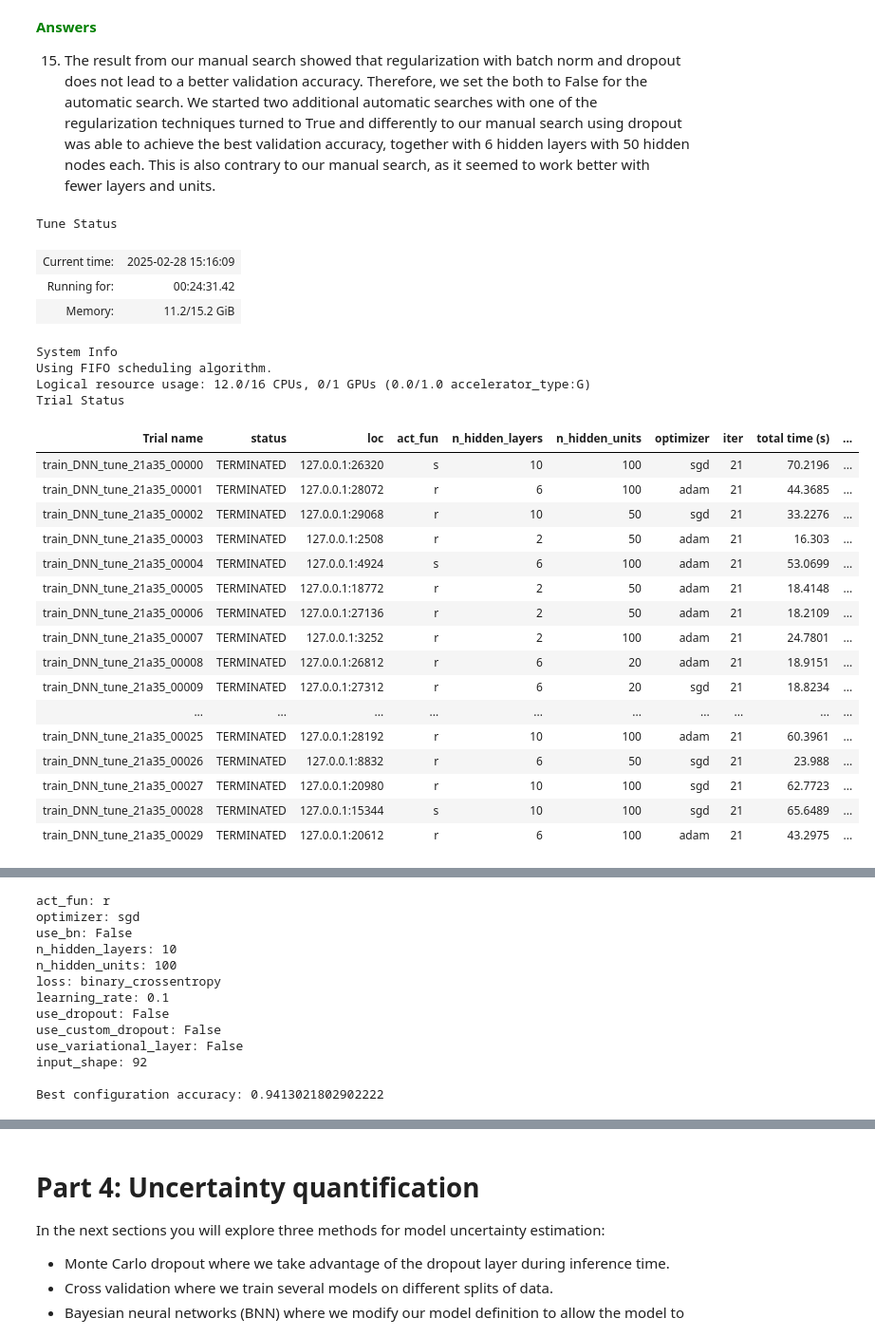
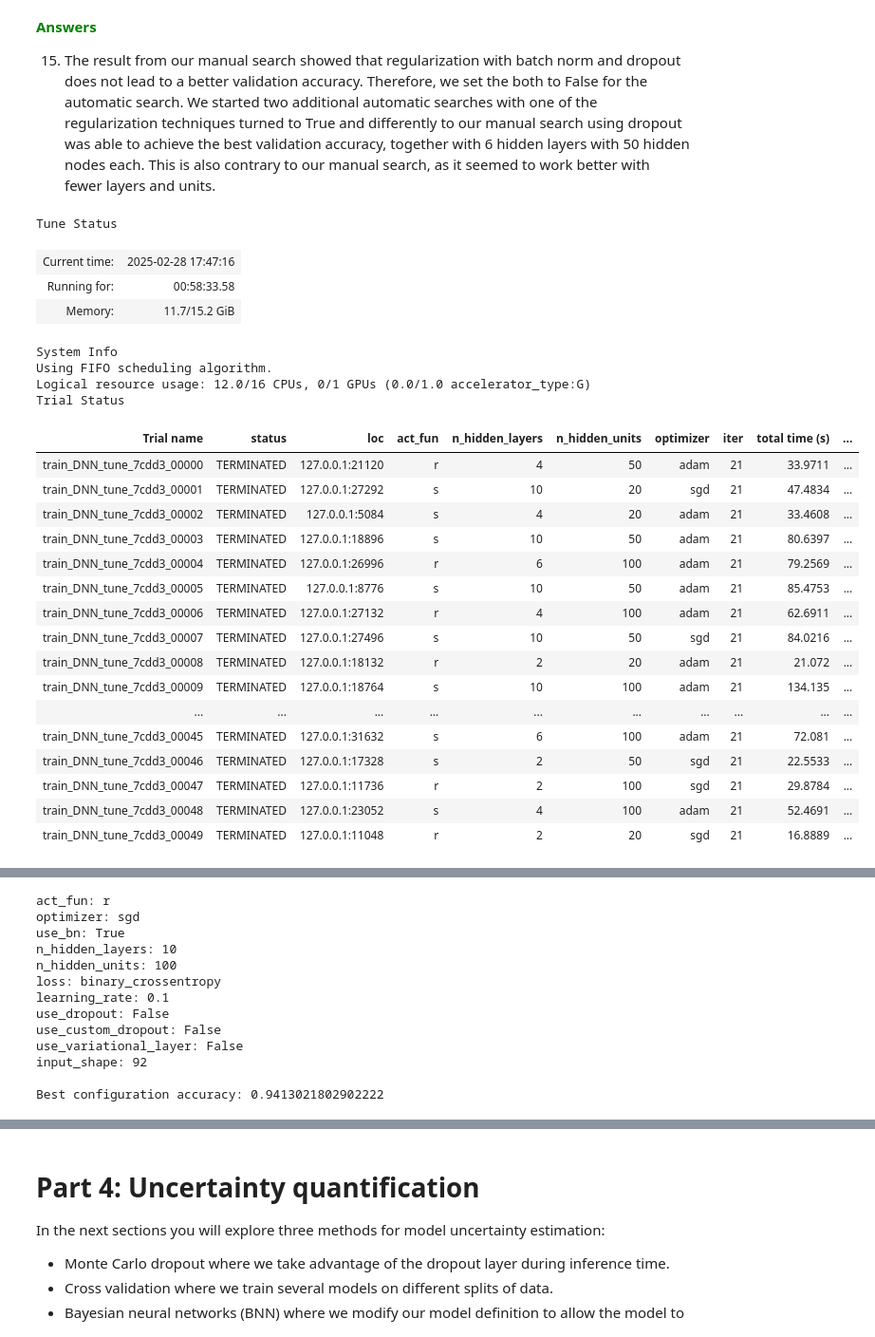
Before and after one commit to jakli758/dl_lab1, a Jupyter notebook: lab2/DNN_Lab.ipynb, the cells around one changed output, grey strips where cells are left out. Shown at 95% size. Saved outputs shown, nothing was run; the diff lists cells and outputs as text; code cells hidden in the pictures.

```diff
--- a/lab2/DNN_Lab.ipynb
+++ b/lab2/DNN_Lab.ipynb
@@ -987,11 +987,11 @@ from ray import tune, train
 from ray.tune.schedulers import AsyncHyperBandScheduler
 from ray.tune.search.bayesopt import BayesOptSearch
 
-import os
-from tensorboardX import SummaryWriter
+#import os
+#from tensorboardX import SummaryWriter
 
-logdir = os.path.abspath("C:/ray_results/logs")  # Use an absolute, short path
-writer = SummaryWriter(logdir=logdir)
+#logdir = os.path.abspath("C:/ray_results/logs")  # Use an absolute, short path
+#writer = SummaryWriter(logdir=logdir)
 
 # --------------------------------------------
 # === Your code here =========================
@@ -1011,7 +1011,7 @@ hyperparameter_space =  {
             # here define the fixed parameters
             "loss": "binary_crossentropy",
             "learning_rate": 0.1,
-            "use_bn": False,
+            "use_bn": True,
             "use_dropout": False,
             "use_custom_dropout": False,
             "use_variational_layer": False,
@@ -1021,12 +1021,13 @@ hyperparameter_space =  {
 # specify batch and number of epochs
 training_config = {
             "epochs": 20,
-            "batch_size": 1000
+            "batch_size": 1000,
+            "class_weight": class_weights
         }
 
 # specify the number of samples to take from the hyper parameter space and run. The larger the number, the longer the search time.
 # Start small (e.g. 2) to test your implementation, then increase.
-num_samples = 30
+num_samples = 50
 
 # --------------------------------------------
 
@@ -1041,50 +1042,50 @@ sched = AsyncHyperBandScheduler(
 
 # Setting up the tuner.
 tuner = tune.Tuner(
         tune.with_resources(train_DNN_tune, resources={"cpu": 12, "gpu":0}), # definition of which training function to use and the available resources. Consider adding "gpu":0 to resources if available.
         tune_config=tune.TuneConfig(
             search_alg=bayesopt,
             scheduler=sched,
             trial_dirname_creator="1"
         ),
         run_config=train.RunConfig(
             name="DNN_hp_tuning",
             stop={"mean_accuracy": 1},
         ),
     )
 
 # Run the hyper parameter search.
 data = (Xtrain, Ytrain, Xval, Yval)
-analysis = tune.run(
+analysis0 = tune.run(
         tune.with_parameters(train_DNN_tune, data=data, training_config=training_config),
         verbose=1,
         config=hyperparameter_space,
         num_samples=num_samples,
         storage_path='C:\\ray'
         )
 # %% [output]
 Tune Status
-| Current time: | 2025-02-28 15:16:09 |
-| Running for: | 00:24:31.42 |
-| Memory: | 11.2/15.2 GiB |
+| Current time: | 2025-02-28 17:47:16 |
+| Running for: | 00:58:33.58 |
+| Memory: | 11.7/15.2 GiB |
 System Info
 Using FIFO scheduling algorithm.
 Logical resource usage: 12.0/16 CPUs, 0/1 GPUs (0.0/1.0 accelerator_type:G)
 Trial Status
 | Trial name | status | loc | act_fun | n_hidden_layers | n_hidden_units | optimizer | iter | total time (s) | ... |
-| train_DNN_tune_21a35_00000 | TERMINATED | 127.0.0.1:26320 | s | 10 | 100 | sgd | 21 | 70.2196 | ... |
-| train_DNN_tune_21a35_00001 | TERMINATED | 127.0.0.1:28072 | r | 6 | 100 | adam | 21 | 44.3685 | ... |
-| train_DNN_tune_21a35_00002 | TERMINATED | 127.0.0.1:29068 | r | 10 | 50 | sgd | 21 | 33.2276 | ... |
-| train_DNN_tune_21a35_00003 | TERMINATED | 127.0.0.1:2508 | r | 2 | 50 | adam | 21 | 16.303 | ... |
-| train_DNN_tune_21a35_00004 | TERMINATED | 127.0.0.1:4924 | s | 6 | 100 | adam | 21 | 53.0699 | ... |
-| train_DNN_tune_21a35_00005 | TERMINATED | 127.0.0.1:18772 | r | 2 | 50 | adam | 21 | 18.4148 | ... |
-| train_DNN_tune_21a35_00006 | TERMINATED | 127.0.0.1:27136 | r | 2 | 50 | adam | 21 | 18.2109 | ... |
-| train_DNN_tune_21a35_00007 | TERMINATED | 127.0.0.1:3252 | r | 2 | 100 | adam | 21 | 24.7801 | ... |
-| train_DNN_tune_21a35_00008 | TERMINATED | 127.0.0.1:26812 | r | 6 | 20 | adam | 21 | 18.9151 | ... |
-| train_DNN_tune_21a35_00009 | TERMINATED | 127.0.0.1:27312 | r | 6 | 20 | sgd | 21 | 18.8234 | ... |
+| train_DNN_tune_7cdd3_00000 | TERMINATED | 127.0.0.1:21120 | r | 4 | 50 | adam | 21 | 33.9711 | ... |
+| train_DNN_tune_7cdd3_00001 | TERMINATED | 127.0.0.1:27292 | s | 10 | 20 | sgd | 21 | 47.4834 | ... |
+| train_DNN_tune_7cdd3_00002 | TERMINATED | 127.0.0.1:5084 | s | 4 | 20 | adam | 21 | 33.4608 | ... |
+| train_DNN_tune_7cdd3_00003 | TERMINATED | 127.0.0.1:18896 | s | 10 | 50 | adam | 21 | 80.6397 | ... |
+| train_DNN_tune_7cdd3_00004 | TERMINATED | 127.0.0.1:26996 | r | 6 | 100 | adam | 21 | 79.2569 | ... |
+| train_DNN_tune_7cdd3_00005 | TERMINATED | 127.0.0.1:8776 | s | 10 | 50 | adam | 21 | 85.4753 | ... |
+| train_DNN_tune_7cdd3_00006 | TERMINATED | 127.0.0.1:27132 | r | 4 | 100 | adam | 21 | 62.6911 | ... |
+| train_DNN_tune_7cdd3_00007 | TERMINATED | 127.0.0.1:27496 | s | 10 | 50 | sgd | 21 | 84.0216 | ... |
+| train_DNN_tune_7cdd3_00008 | TERMINATED | 127.0.0.1:18132 | r | 2 | 20 | adam | 21 | 21.072 | ... |
+| train_DNN_tune_7cdd3_00009 | TERMINATED | 127.0.0.1:18764 | s | 10 | 100 | adam | 21 | 134.135 | ... |
 | ... | ... | ... | ... | ... | ... | ... | ... | ... | ... |
-| train_DNN_tune_21a35_00025 | TERMINATED | 127.0.0.1:28192 | r | 10 | 100 | adam | 21 | 60.3961 | ... |
-| train_DNN_tune_21a35_00026 | TERMINATED | 127.0.0.1:8832 | r | 6 | 50 | sgd | 21 | 23.988 | ... |
-| train_DNN_tune_21a35_00027 | TERMINATED | 127.0.0.1:20980 | r | 10 | 100 | sgd | 21 | 62.7723 | ... |
-| train_DNN_tune_21a35_00028 | TERMINATED | 127.0.0.1:15344 | s | 10 | 100 | sgd | 21 | 65.6489 | ... |
-| train_DNN_tune_21a35_00029 | TERMINATED | 127.0.0.1:20612 | r | 6 | 100 | adam | 21 | 43.2975 | ... |
+| train_DNN_tune_7cdd3_00045 | TERMINATED | 127.0.0.1:31632 | s | 6 | 100 | adam | 21 | 72.081 | ... |
+| train_DNN_tune_7cdd3_00046 | TERMINATED | 127.0.0.1:17328 | s | 2 | 50 | sgd | 21 | 22.5533 | ... |
+| train_DNN_tune_7cdd3_00047 | TERMINATED | 127.0.0.1:11736 | r | 2 | 100 | sgd | 21 | 29.8784 | ... |
+| train_DNN_tune_7cdd3_00048 | TERMINATED | 127.0.0.1:23052 | s | 4 | 100 | adam | 21 | 52.4691 | ... |
+| train_DNN_tune_7cdd3_00049 | TERMINATED | 127.0.0.1:11048 | r | 2 | 20 | sgd | 21 | 16.8889 | ... |
@@ -1108,16 +1109,16 @@ Trial Status
 # %%
 # Show the best hyper parameter configuration that was found
-best_configuration = analysis.get_best_config(metric="_metric",mode='max')
+best_configuration = analysis0.get_best_config(metric="_metric",mode='max')
 for k, v in best_configuration.items():
     print(f"{k}: {v}")
 
 # Print its accuracy
-analysis_df = analysis.dataframe()
-print(f'\nBest configuration accuracy: {analysis_df.iloc[analysis_df["_metric"].idxmax()]["_metric"]}')
+analysis0_df = analysis0.dataframe()
+print(f'\nBest configuration accuracy: {analysis0_df.iloc[analysis0_df["_metric"].idxmax()]["_metric"]}')
 # %% [output]
 act_fun: r
 optimizer: sgd
-use_bn: False
+use_bn: True
 n_hidden_layers: 10
 n_hidden_units: 100
 loss: binary_crossentropy
```
Also changed, not shown: parts of 12 cells of this notebook.
